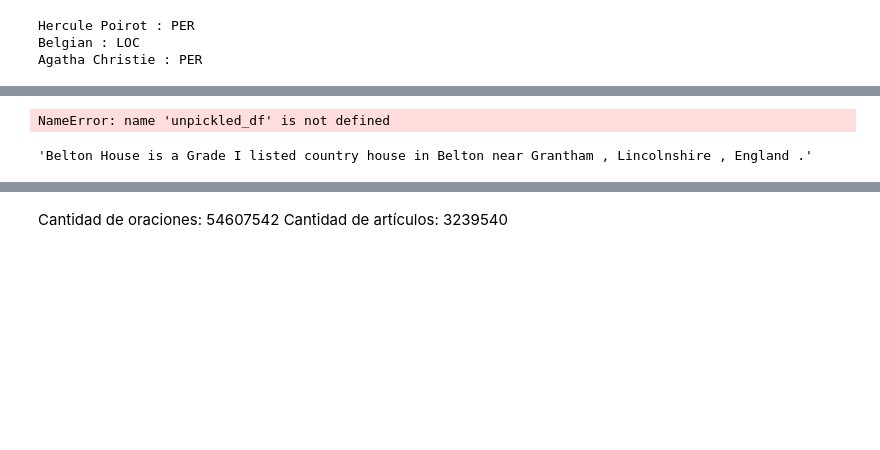
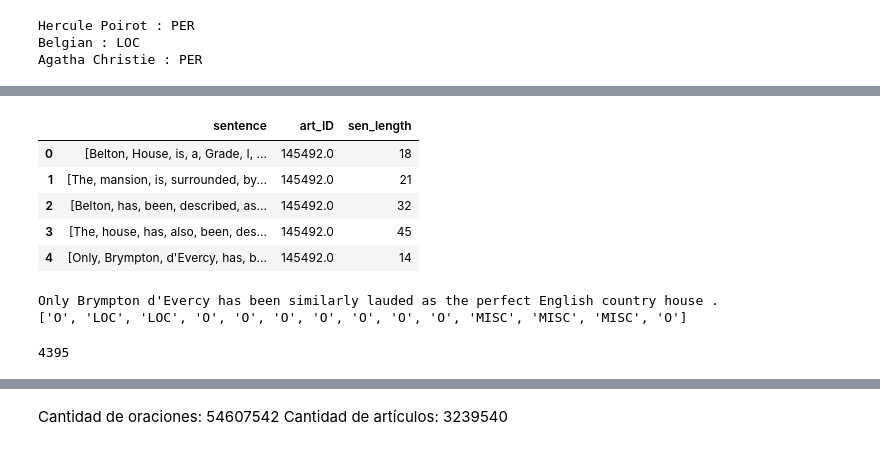
Before and after one commit to emikokic/thesis, a Jupyter notebook: analysis_preprocesing.ipynb, the cells around one changed output, grey strips where cells are left out. Saved outputs shown, nothing was run; the diff lists cells and outputs as text; code cells hidden in the pictures; blank space fills up the shorter version.

```diff
--- a/analysis_preprocesing.ipynb
+++ b/analysis_preprocesing.ipynb
@@ -451,8 +540,19 @@ FileNotFoundError: [Errno 2] No such file or directory: './doc_77'
 # %%
-unpickled_df.head()
+article.head()
 # %% [output]
-NameError: name 'unpickled_df' is not defined
+|  | sentence | art_ID | sen_length |
+| 0 | [Belton, House, is, a, Grade, I, ... | 145492.0 | 18 |
+| 1 | [The, mansion, is, surrounded, by... | 145492.0 | 21 |
+| 2 | [Belton, has, been, described, as... | 145492.0 | 32 |
+| 3 | [The, house, has, also, been, des... | 145492.0 | 45 |
+| 4 | [Only, Brympton, d'Evercy, has, b... | 145492.0 | 14 |
-# %%
-' '.join(unpickled_df.loc[1, 'sentence'])
-# %% [output]
-'Belton House is a Grade I listed country house in Belton near Grantham , Lincolnshire , England .'
+# %%
+print(' '.join(article['sentence'][4]))
+print(lista_entidades[116:130])
+# %% [output]
+Only Brympton d'Evercy has been similarly lauded as the perfect English country house .
+['O', 'LOC', 'LOC', 'O', 'O', 'O', 'O', 'O', 'O', 'O', 'MISC', 'MISC', 'MISC', 'O']
+# %%
+article.sen_length.sum()
+# %% [output]
+4395
```
Also changed, not shown: parts of 33 cells of this notebook, 2 other files.
